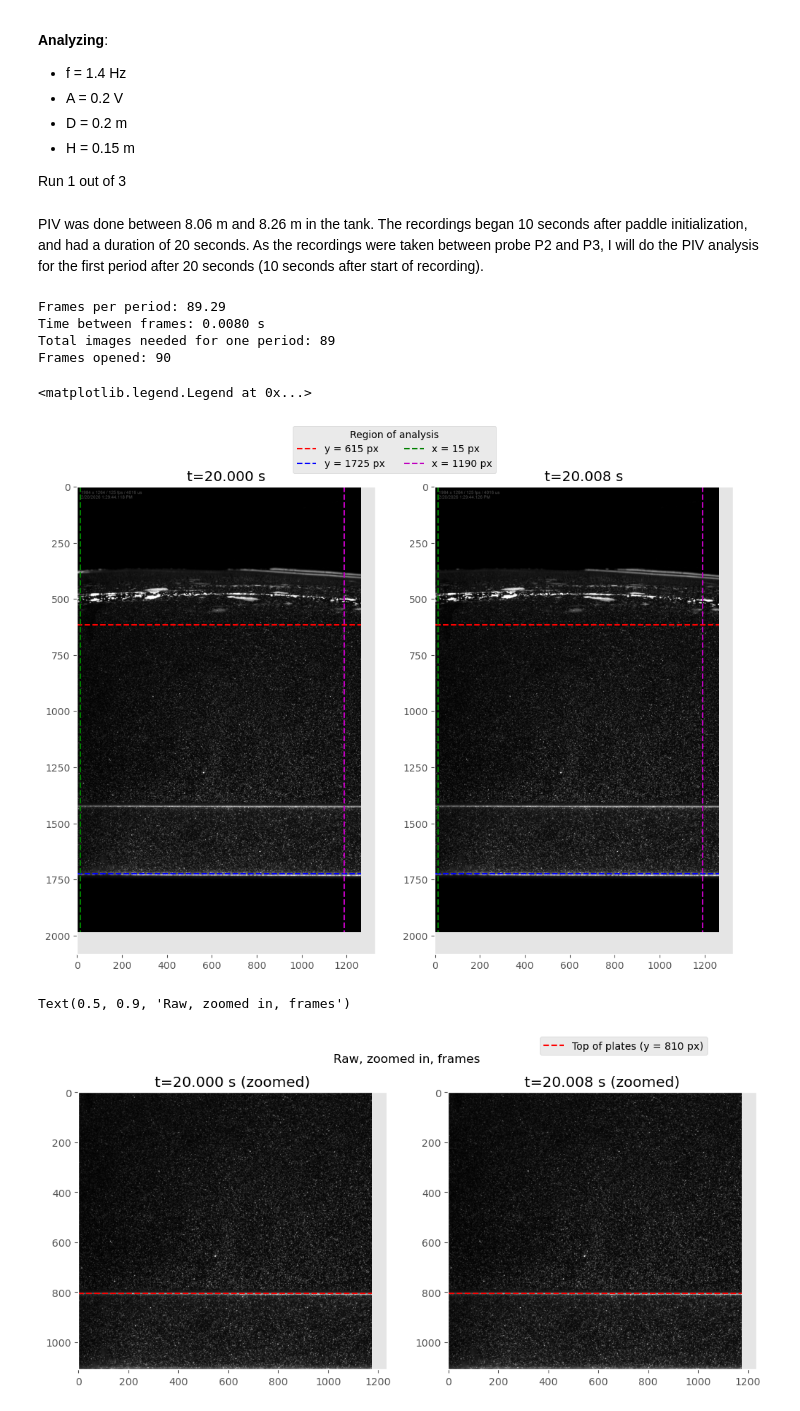
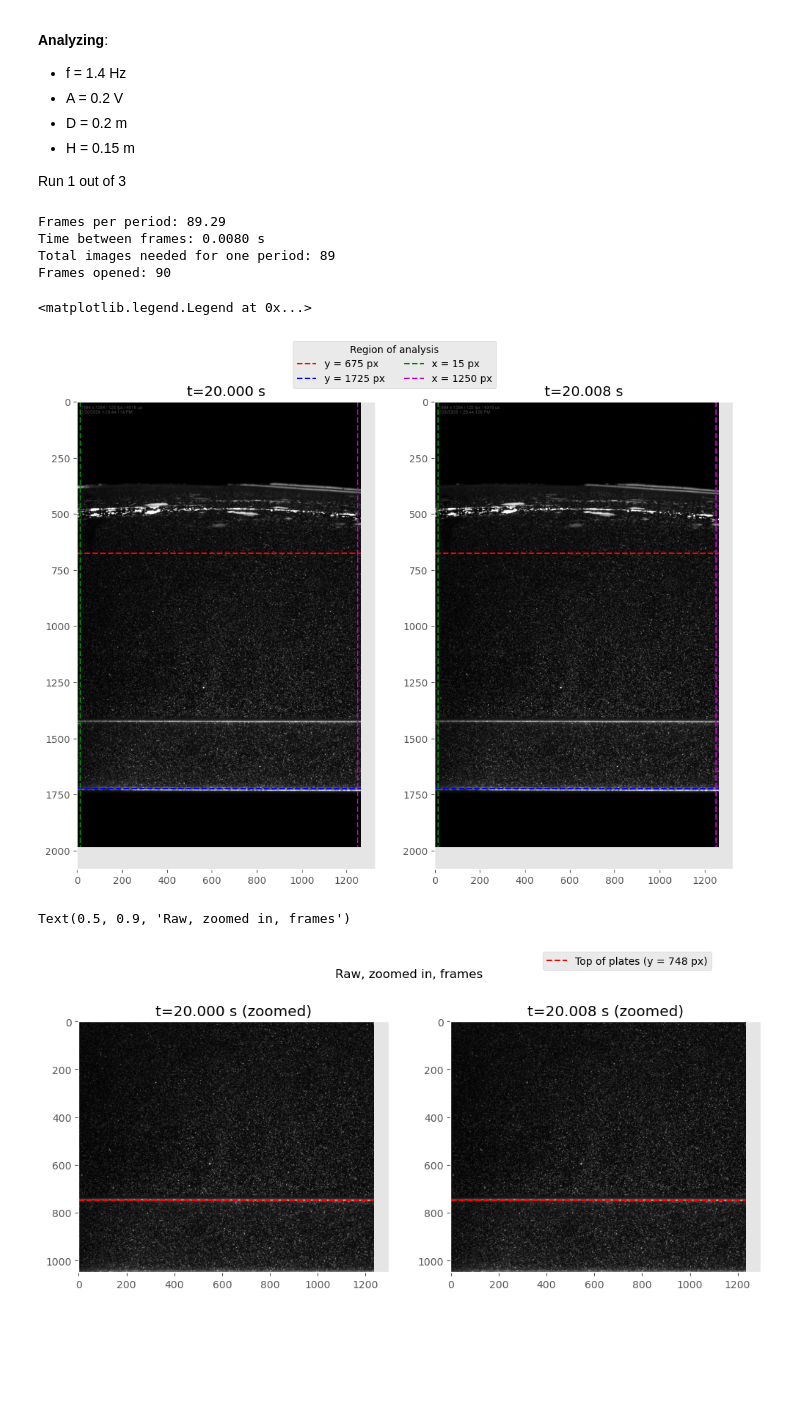
Before and after one commit to kjes4pres/Master_code, a Jupyter notebook: Lab/PIV/piv_f14a02r1.ipynb, the cells around one changed output. Drawn from its saved outputs; the diff is of its cells as text; code cells hidden in the pictures; blank space fills up the shorter version.

Commit message:
updated region of analysis and plotting

```diff
--- a/Lab/PIV/piv_f14a02r1.ipynb
+++ b/Lab/PIV/piv_f14a02r1.ipynb
@@ -29,6 +30,4 @@ mplstyle.use(["ggplot", "fast"])
 * H = 0.15 m
 
 Run 1 out of 3
-# %% [markdown]
-PIV was done between 8.06 m and 8.26 m in the tank. The recordings began 10 seconds after paddle initialization, and had a duration of 20 seconds. As the recordings were taken between probe P2 and P3, I will do the PIV analysis for the first period after 20 seconds (10 seconds after start of recording).
 # %%
@@ -58,22 +58,24 @@ Frames opened: 90
 # %%
 timestamps = [i * dt + 10 for i in list(frames.keys())] # timestamps for one period, starting at 10 seconds
 # %%
-# Indices for region of analysis
-# Cuts off the top and bottom of the image,
-# and a small part on the left and right to match reference
-
-y_min = 615
+'''
+Cutting out mid part of image.
+Want to avoid the free surface as the edge effects there
+distort the velocity field.
+I also match the indices to the reference photo to be sure the scaling is correct.
+'''
+y_min = 675
 y_max = 1725
 
 x_min = 15
-x_max = 1190
+x_max = 1250
 # %%
 fig, ax =plt.subplots(1,2, figsize=(12,10))
 ax[0].imshow(frames[1250], cmap='gray')
-ax[0].hlines(y=y_min, xmin=0, xmax=frames[1250].shape[1], colors='r', linestyles='--', label='y = 615 px')
-ax[0].hlines(y=y_max, xmin=0, xmax=frames[1250].shape[1], colors='b', linestyles='--', label='y = 1725 px')
-ax[0].vlines(x=x_min, ymin=0, ymax=frames[1250].shape[0], colors='g', linestyles='--', label='x = 15 px')
-ax[0].vlines(x=x_max, ymin=0, ymax=frames[1250].shape[0], colors='m', linestyles='--', label='x = 1190 px')
+ax[0].hlines(y=y_min, xmin=0, xmax=frames[1250].shape[1], colors='r', linestyles='--', label=f'y = {y_min} px')
+ax[0].hlines(y=y_max, xmin=0, xmax=frames[1250].shape[1], colors='b', linestyles='--', label=f'y = {y_max} px')
+ax[0].vlines(x=x_min, ymin=0, ymax=frames[1250].shape[0], colors='g', linestyles='--', label=f'x = {x_min} px')
+ax[0].vlines(x=x_max, ymin=0, ymax=frames[1250].shape[0], colors='m', linestyles='--', label=f'x = {x_max} px')
 ax[0].set_title(f't={timestamps[0]:.3f} s')
 
 ax[1].imshow(frames[1251], cmap='gray')
@@ -88,4 +90,4 @@ ax[1].grid()
 fig.legend(title='Region of analysis', loc='upper center', bbox_to_anchor=(0.5, 0.92), ncol=2)
 # %% [output]
 <matplotlib.legend.Legend at 0x...>
-[figure, old version]
+[figure, new version]
@@ -97,23 +97,25 @@ plate_top_index = 805
 zoom_frames = {}
 for key in frames.keys():
     zoom_frames[key] = frames[key][y_min:y_max, x_min:x_max]
+# %%
+plate_top_index = 748
 # %%
 fig, ax =plt.subplots(1,2, figsize=(12,6))
 ax[0].imshow(zoom_frames[1250], cmap='gray')
 ax[0].set_title(f't={timestamps[0]:.3f} s (zoomed)')
-ax[0].hlines(y=plate_top_index, xmin=0, xmax=zoom_frames[1250].shape[1], colors='r', linestyles='--', label='Top of plates (y = 810 px)')
+ax[0].hlines(y=plate_top_index, xmin=0, xmax=zoom_frames[1250].shape[1], colors='r', linestyles='--', label=f'Top of plates (y = {plate_top_index} px)')
 
 ax[1].imshow(zoom_frames[1251], cmap='gray')
 ax[1].set_title(f't={timestamps[1]:.3f} s (zoomed)')
 ax[1].hlines(y=plate_top_index, xmin=0, xmax=zoom_frames[1251].shape[1], colors='r', linestyles='--')
 ax[0].grid()
 ax[1].grid()
 
 fig.legend(loc='upper right', bbox_to_anchor=(0.85, 0.95), ncol=2)
 fig.suptitle('Raw, zoomed in, frames', y=0.9)
 # %% [output]
 Text(0.5, 0.9, 'Raw, zoomed in, frames')
-[figure, old version]
+[figure, new version]
 # %%
 # Load reference image
 reference = tools.imread('/Users/kjesta/Desktop/LABDATA/PIV/reference_p29.bmp')
```
Also changed, not shown: parts of 10 cells of this notebook, 2 other files.
